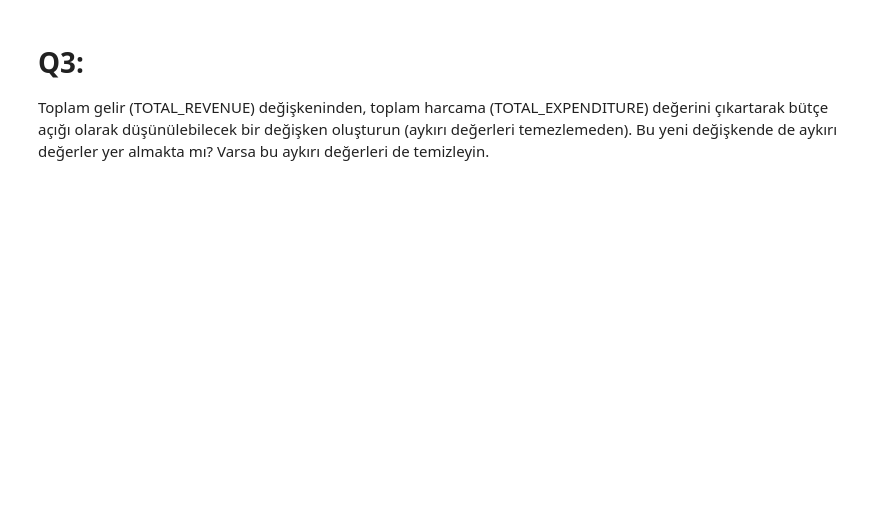
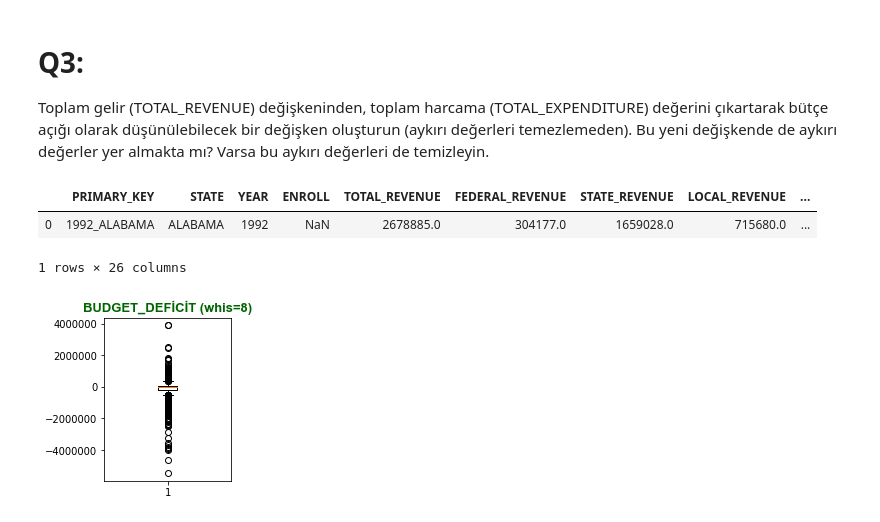
Before and after one commit to mehmetfatihdata/BOOTCAMP_1, a Jupyter notebook: WORK_18_OUTLIERS.ipynb, the cells around one changed output. Drawn from its saved outputs; the diff is of its cells as text; code cells hidden in the pictures; blank space fills up the shorter version.

```diff
--- a/WORK_18_OUTLIERS.ipynb
+++ b/WORK_18_OUTLIERS.ipynb
@@ -101,3 +117,18 @@ Aykırı değerlerin sayısı: 0
 # %% [markdown]
 # Q3:
 Toplam gelir (TOTAL_REVENUE) değişkeninden, toplam harcama (TOTAL_EXPENDITURE) değerini çıkartarak bütçe açığı olarak düşünülebilecek bir değişken oluşturun (aykırı değerleri temezlemeden). Bu yeni değişkende de aykırı değerler yer almakta mı? Varsa bu aykırı değerleri de temizleyin.
+# %%
+education["BUDGET_DEFİCİT"]=education['TOTAL_REVENUE']-education['TOTAL_EXPENDITURE']
+education.head(1)
+# %% [output]
+|  | PRIMARY_KEY | STATE | YEAR | ENROLL | TOTAL_REVENUE | FEDERAL_REVENUE | STATE_REVENUE | LOCAL_REVENUE | ... |
+| 0 | 1992_ALABAMA | ALABAMA | 1992 | NaN | 2678885.0 | 304177.0 | 1659028.0 | 715680.0 | ... |
+1 rows × 26 columns
+# %%
+fig=plt.figure(figsize=(5,3))
+plt.subplot(1,2,1)
+plt.boxplot(education["BUDGET_DEFİCİT"], whis=1.5)
+plt.title("BUDGET_DEFİCİT (whis=8)", fontdict=baslik_font)
+plt.show()
+# %% [output]
+[figure, added]
```
Also changed, not shown: parts of 13 cells of this notebook.
